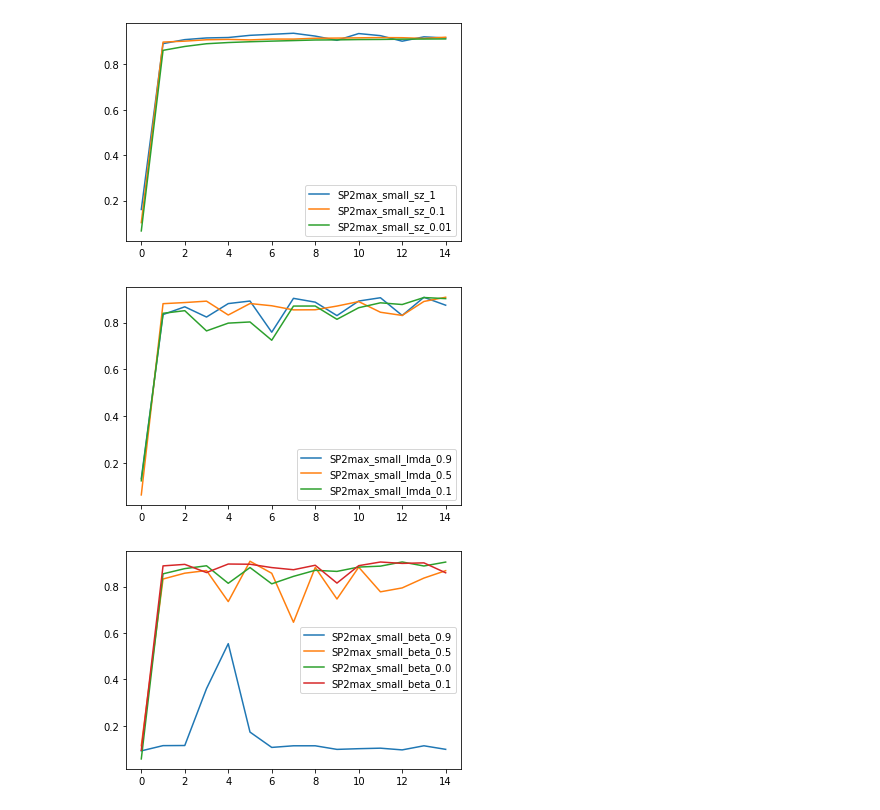
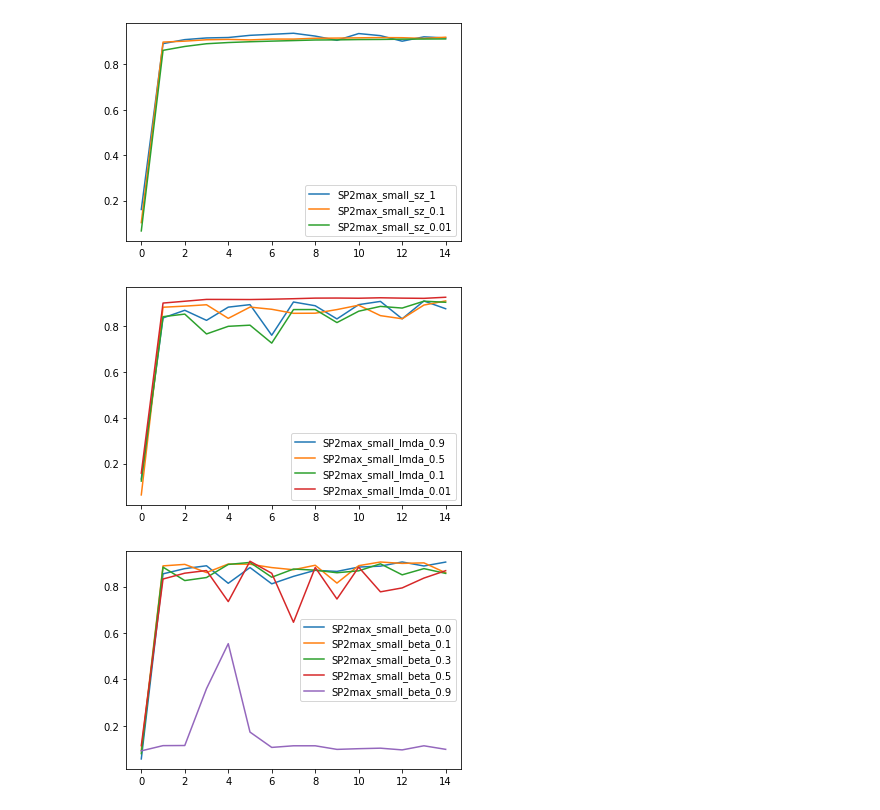
Before and after one commit to wswartworth/sps_optimizers, a Jupyter notebook: Untitled.ipynb, the cells around one changed output. Cells and saved outputs as stored; diff of their text form; code cells hidden in the pictures.

```diff
--- a/Untitled.ipynb
+++ b/Untitled.ipynb
@@ -73,7 +74,7 @@ plt.show()
 [figure]
 # %%
 path = "./experiment_data/"
-exps = ["SP2max_small_lmda_0.9", "SP2max_small_lmda_0.5", "SP2max_small_lmda_0.1"]
+exps = ["SP2max_small_lmda_0.9", "SP2max_small_lmda_0.5", "SP2max_small_lmda_0.1", "SP2max_small_lmda_0.01"]
 
 for exp in exps:
     data_file = path + exp + "/" + datatype + ".pkl"
@@ -82,16 +83,16 @@ for exp in exps:
 plt.legend()
 plt.show()
 # %% [output]
-[figure, old version]
+[figure, new version]
 # %%
 path = "./experiment_data/"
-exps = ["SP2max_small_beta_0.9", "SP2max_small_beta_0.5", "SP2max_small_beta_0.0", "SP2max_small_beta_0.1"]
+exps = ["SP2max_small_beta_0.0", "SP2max_small_beta_0.1", "SP2max_small_beta_0.3", "SP2max_small_beta_0.5","SP2max_small_beta_0.9" ]
 
 for exp in exps:
     data_file = path + exp + "/" + datatype + ".pkl"
     data = pickle.load( open(data_file, "rb" ) )
     plt.plot(data, label=exp)
 plt.legend()
 plt.show()
 # %% [output]
-[figure, old version]
+[figure, new version]
```
Also changed, not shown: parts of 1 cell of this notebook, 15 other files.
